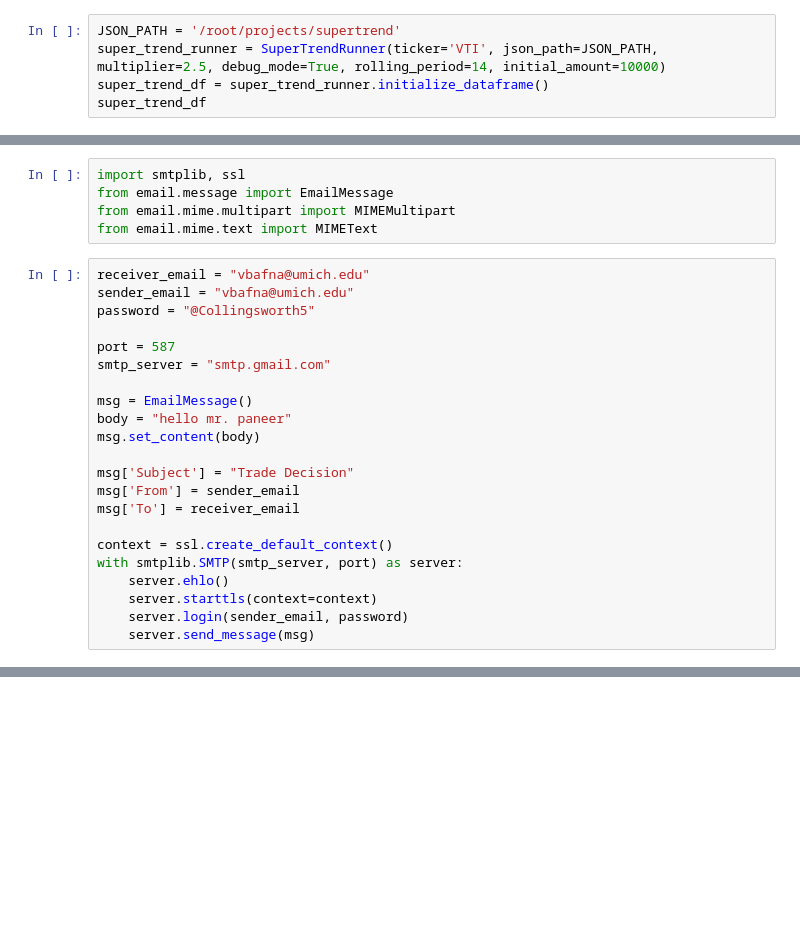
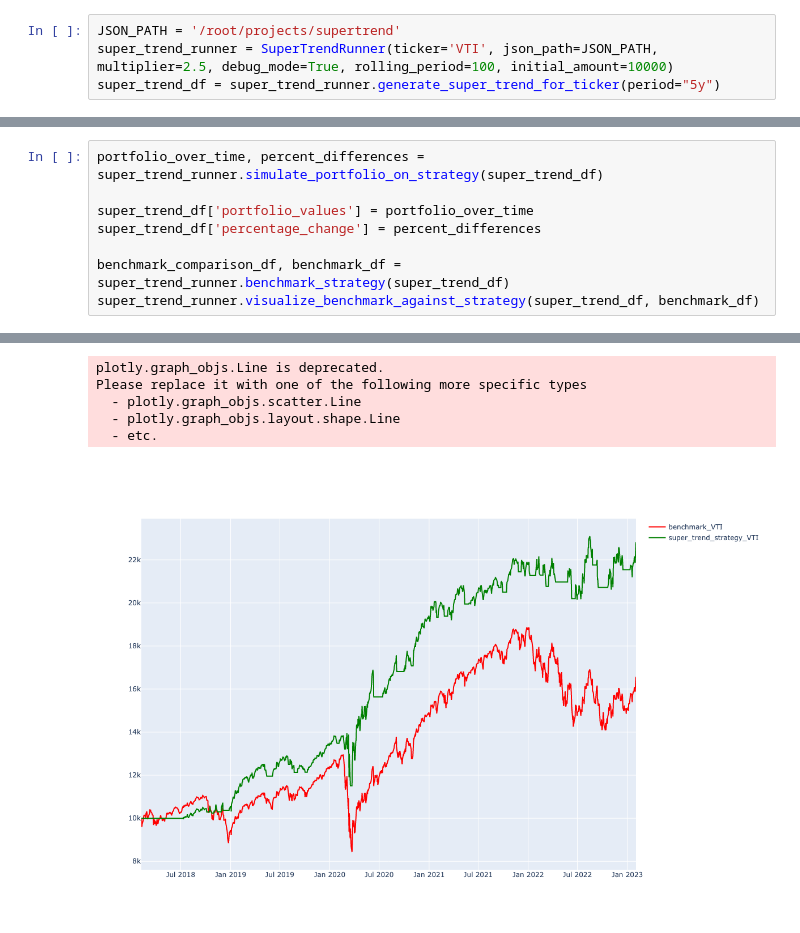
Before and after one commit to vaibhavbafna5/bollinger_bands, a Jupyter notebook: Untitled.ipynb, the cells around one changed output, grey strips where cells are left out. Drawn from its saved outputs; the diff is of its cells as text; blank space fills up the shorter version.

```diff
--- a/Untitled.ipynb
+++ b/Untitled.ipynb
@@ -11,5 +3,4 @@ db['VTI'].delete_many({})
 # %%
 JSON_PATH = '/root/projects/supertrend'
-super_trend_runner = SuperTrendRunner(ticker='VTI', json_path=JSON_PATH, multiplier=2.5, debug_mode=True, rolling_period=14, initial_amount=10000)
-super_trend_df = super_trend_runner.initialize_dataframe()
-super_trend_df
+super_trend_runner = SuperTrendRunner(ticker='VTI', json_path=JSON_PATH, multiplier=2.5, debug_mode=True, rolling_period=100, initial_amount=10000)
+super_trend_df = super_trend_runner.generate_super_trend_for_ticker(period="5y")
@@ -44,27 +7,9 @@ trade_data.tail(5)
-# %%
-import smtplib, ssl
-from email.message import EmailMessage
-from email.mime.multipart import MIMEMultipart
-from email.mime.text import MIMEText
-# %%
-receiver_email = "vbafna@umich.edu"
-sender_email = "vbafna@umich.edu"
-password = "@Collingsworth5"
-
-port = 587
-smtp_server = "smtp.gmail.com"
-
-msg = EmailMessage()
-body = "hello mr. paneer"
-msg.set_content(body)
-
-msg['Subject'] = "Trade Decision"
-msg['From'] = sender_email
-msg['To'] = receiver_email
-
-context = ssl.create_default_context()
-with smtplib.SMTP(smtp_server, port) as server:
-    server.ehlo()
-    server.starttls(context=context)
-    server.login(sender_email, password)
-    server.send_message(msg)
+# %%
+portfolio_over_time, percent_differences = super_trend_runner.simulate_portfolio_on_strategy(super_trend_df)
+
+super_trend_df['portfolio_values'] = portfolio_over_time
+super_trend_df['percentage_change'] = percent_differences
+
+benchmark_comparison_df, benchmark_df = super_trend_runner.benchmark_strategy(super_trend_df)
+super_trend_runner.visualize_benchmark_against_strategy(super_trend_df, benchmark_df)
+# %% [output]
@@ -70,0 +18,6 @@ with smtplib.SMTP(smtp_server, port) as server:
+plotly.graph_objs.Line is deprecated.
+Please replace it with one of the following more specific types
+  - plotly.graph_objs.scatter.Line
+  - plotly.graph_objs.layout.shape.Line
+  - etc.
+[figure, added]
```
Also changed, not shown: parts of 13 cells of this notebook, 52 other files.
